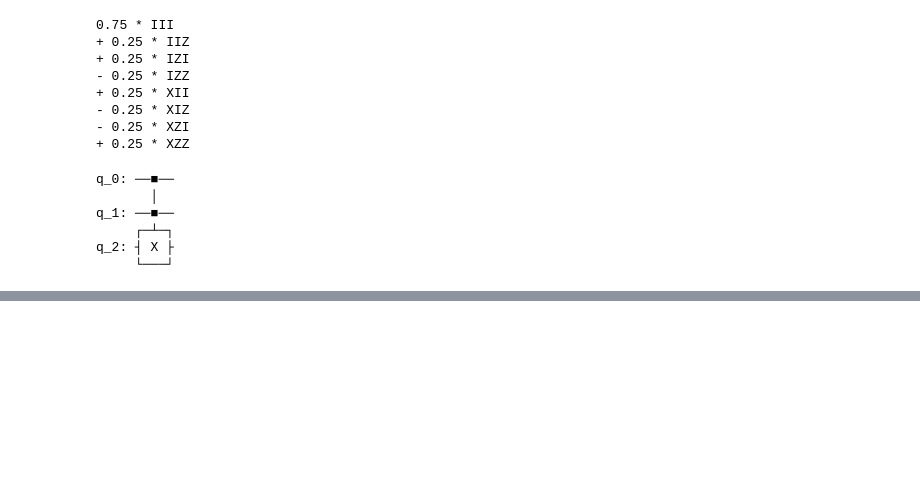
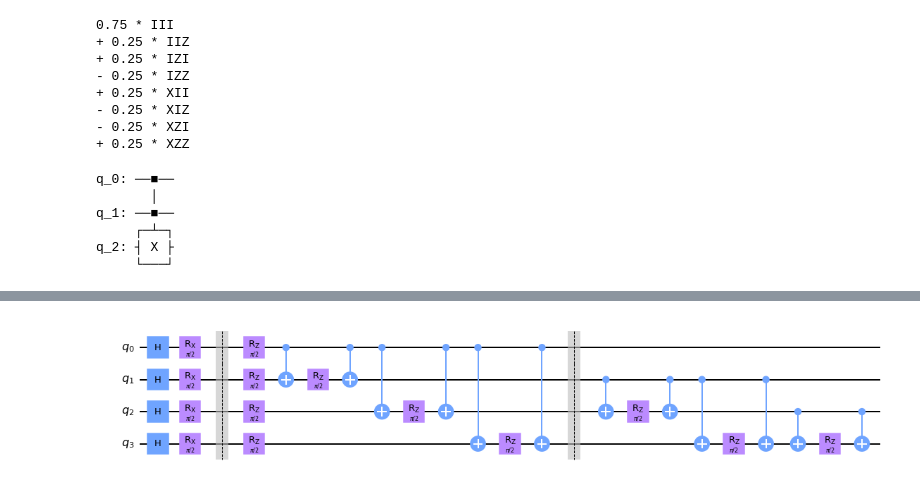
Before and after one commit to QuantumComputingWorld/VQF, a Jupyter notebook: qaoa_inbuilt.ipynb, the cells around one changed output, grey strips where cells are left out. Cells and saved outputs as stored; diff of their text form; code cells hidden in the pictures; blank space fills up the shorter version.

```diff
--- a/qaoa_inbuilt.ipynb
+++ b/qaoa_inbuilt.ipynb
@@ -205,0 +324,87 @@ q_2: ┤ X ├
+# %%
+from qiskit import QuantumRegister, ClassicalRegister, QuantumCircuit
+from numpy import pi
+from qiskit.opflow import Z, I, X, OperatorBase, CircuitOp, PauliOp
+# from qiskit.optimization.applications.ising import tsp
+from qiskit_optimization.applications import Maxcut, Tsp
+
+from qiskit.algorithms import QAOA
+from qiskit.algorithms.optimizers import COBYLA
+# from qiskit.opflow
+from qiskit.utils import QuantumInstance
+from qiskit import Aer
+from qiskit.quantum_info.operators import Operator
+
+# multiply 2 bits
+data = [1, 1]
+
+# qubitOps, offset =.get_tsp_qubitops(data)
+
+backend = Aer.get_backend('aer_simulator')
+
+qinstance=QuantumInstance(backend, shots=1, skip_qobj_validation=False)
+
+from qiskit import QuantumRegister, ClassicalRegister, QuantumCircuit
+from numpy import pi
+
+qreg_q = QuantumRegister(4, 'q')
+creg_c = ClassicalRegister(1, 'c')
+circuit = QuantumCircuit(qreg_q, creg_c)
+
+from qiskit import QuantumRegister, ClassicalRegister, QuantumCircuit
+from numpy import pi
+
+qreg_q = QuantumRegister(4, 'q')
+creg_c = ClassicalRegister(1, 'c')
+circuit = QuantumCircuit(qreg_q, creg_c)
+
+from qiskit import QuantumRegister, ClassicalRegister, QuantumCircuit
+from numpy import pi
+
+qreg_q = QuantumRegister(4, 'q')
+creg_c = ClassicalRegister(1, 'c')
+circuit = QuantumCircuit(qreg_q)  # , creg_c)
+
+# circuit.reset(qreg_q[0])
+# circuit.reset(qreg_q[1])
+# circuit.reset(qreg_q[2])
+# circuit.reset(qreg_q[3])
+# circuit.barrier(qreg_q)
+circuit.h(qreg_q)
+circuit.rx(pi / 2, qreg_q[0])
+circuit.rx(pi / 2, qreg_q[1])
+circuit.rx(pi / 2, qreg_q[2])
+circuit.rx(pi / 2, qreg_q[3])
+circuit.barrier(qreg_q)
+circuit.rz(pi / 2, qreg_q[0])
+circuit.rz(pi / 2, qreg_q[1])
+circuit.rz(pi / 2, qreg_q[2])
+circuit.rz(pi / 2, qreg_q[3])
+circuit.cx(qreg_q[0], qreg_q[1])
+circuit.rz(pi / 2, qreg_q[1])
+circuit.cx(qreg_q[0], qreg_q[1])
+circuit.cx(qreg_q[0], qreg_q[2])
+circuit.rz(pi / 2, qreg_q[2])
+circuit.cx(qreg_q[0], qreg_q[2])
+circuit.cx(qreg_q[0], qreg_q[3])
+circuit.rz(pi / 2, qreg_q[3])
+circuit.cx(qreg_q[0], qreg_q[3])
+circuit.barrier(qreg_q)
+circuit.cx(qreg_q[1], qreg_q[2])
+circuit.rz(pi / 2, qreg_q[2])
+circuit.cx(qreg_q[1], qreg_q[2])
+circuit.cx(qreg_q[1], qreg_q[3])
+circuit.rz(pi / 2, qreg_q[3])
+circuit.cx(qreg_q[1], qreg_q[3])
+circuit.cx(qreg_q[2], qreg_q[3])
+circuit.rz(pi / 2, qreg_q[3])
+circuit.cx(qreg_q[2], qreg_q[3])
+# circuit.barrier(qreg_q)
+# circuit.measure(qreg_q[0], creg_c[0])
+# circuit.measure(qreg_q[1], creg_c[0])
+# circuit.measure(qreg_q[2], creg_c[0])
+# circuit.measure(qreg_q[3], creg_c[0])
+# @columns [0,0,0,0,1,1,1,1,2,2,2,2,3,3,3,3,4,4,4,4,5,5,5,5,6,7,8,9,10,11,12,13,14,15,16,17,18,19,20,21,22,23,24,24,24,24,25,26,27,28]
+circuit.draw('mpl')
+# %% [output]
+[figure, added]
```
Also changed, not shown: parts of 13 cells of this notebook.
